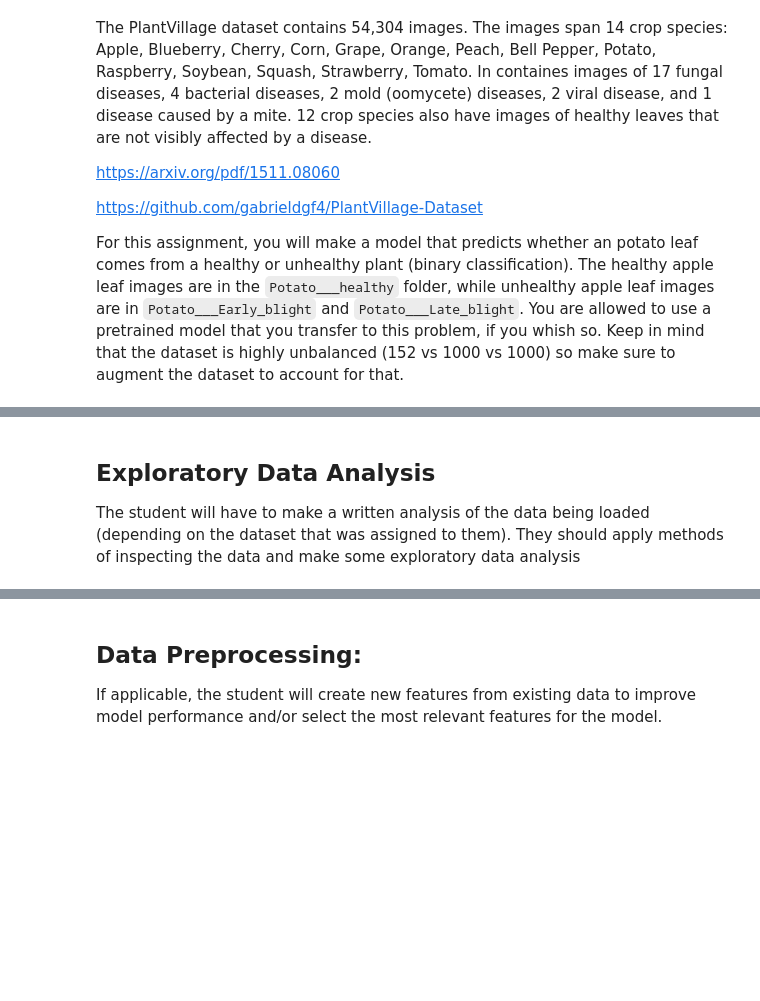
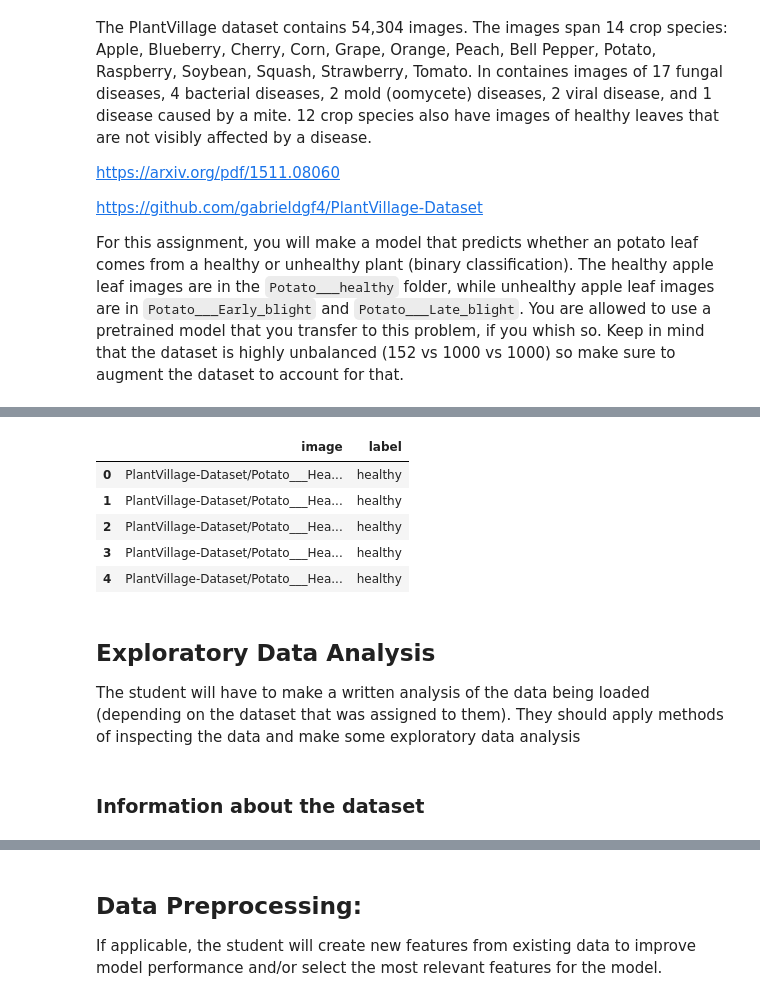
Before and after one commit to Tietgen-ITU/applied-artificial-intelligence, a Jupyter notebook: exam/assignment-02/Second_assignment_dataset_2.ipynb, the cells around one changed output, grey strips where cells are left out. Cells and saved outputs as stored; diff of their text form; code cells hidden in the pictures; blank space fills up the shorter version.

```diff
--- a/exam/assignment-02/Second_assignment_dataset_2.ipynb
+++ b/exam/assignment-02/Second_assignment_dataset_2.ipynb
@@ -17,4 +42,38 @@ For this assignment, you will make a model that predicts whether an potato leaf
+# %%
+datapath_category = {'Potato___Healthy': 'healthy', 'Potato___Early_blight': "unhealthy", 'Potato___Late_blight': "unhealthy"}
+
+def load_data(dir_path):
+
+    result_df = pd.DataFrame(columns=['image', 'label'])
+
+    for category, label in datapath_category.items():
+        current_path = os.path.join(dir_path, category)
+
+        images = os.listdir(current_path)
+        number_of_images = len(images)
+
+        current_df = pd.DataFrame({
+            'image': [os.path.join(current_path, img) for img in images],
+            'label': [label] * number_of_images
+        })
+
+        result_df = pd.concat([result_df, current_df], ignore_index=True)
+
+    return result_df
+
+potatoes = load_data(dataset_path)
+
+potatoes.head()
+# %% [output]
+|  | image | label |
+| 0 | PlantVillage-Dataset/Potato___Hea... | healthy |
+| 1 | PlantVillage-Dataset/Potato___Hea... | healthy |
+| 2 | PlantVillage-Dataset/Potato___Hea... | healthy |
+| 3 | PlantVillage-Dataset/Potato___Hea... | healthy |
+| 4 | PlantVillage-Dataset/Potato___Hea... | healthy |
 # %% [markdown]
 ## **Exploratory Data Analysis**
 
 The student will have to make a written analysis of the data being loaded (depending on the dataset that was assigned to them). They should apply methods of inspecting the data and make some exploratory data analysis
+# %% [markdown]
+### Information about the dataset
```
Also changed, not shown: parts of 6 cells of this notebook.
